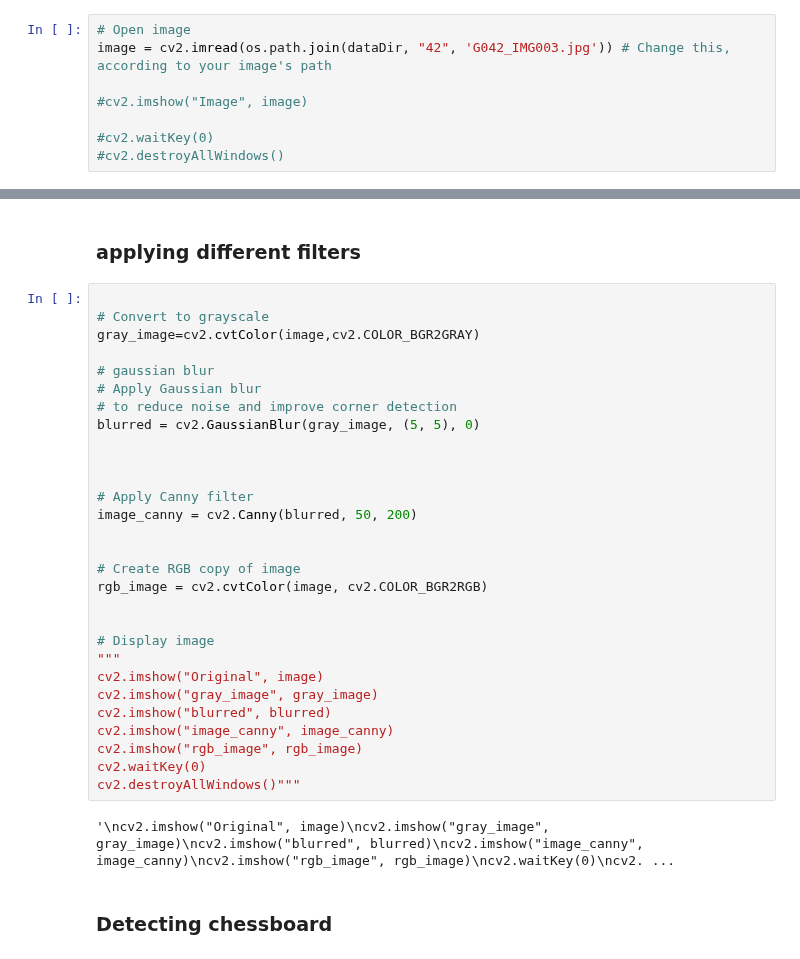
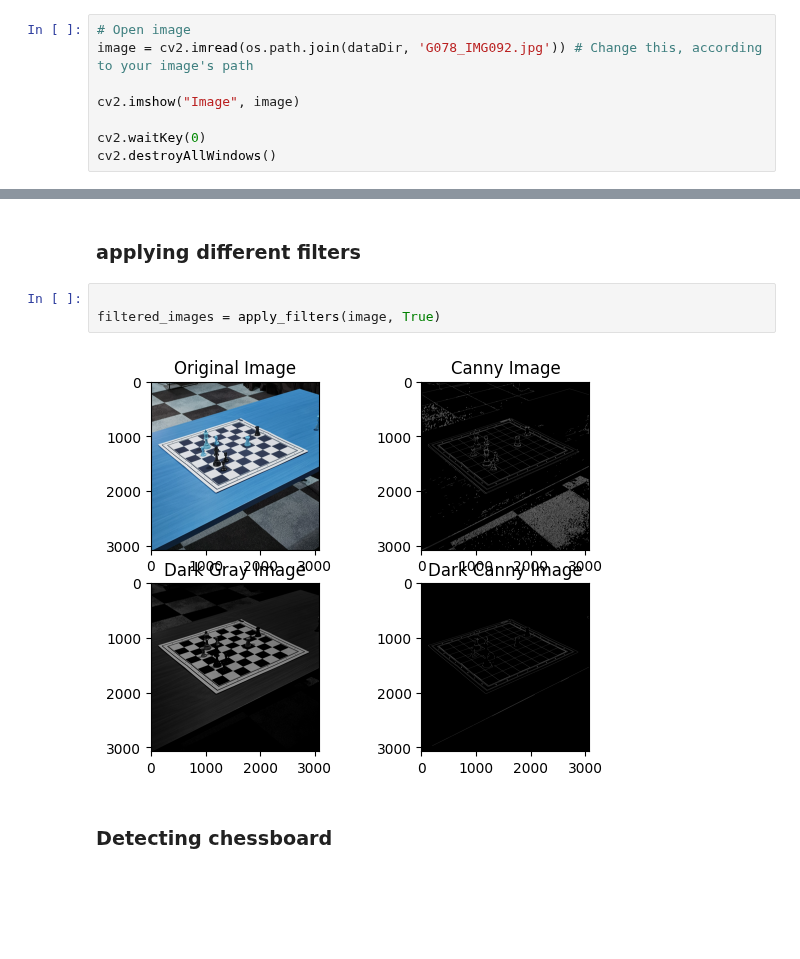
Before and after one commit to wesdpre/-Detect_the_chess_board_and_chess_pieces, a Jupyter notebook: chess-recognition-pipeline.ipynb, the cells around one changed output, grey strips where cells are left out. Drawn from its saved outputs; the diff is of its cells as text; blank space fills up the shorter version.

Commit message:
new images added

```diff
--- a/chess-recognition-pipeline.ipynb
+++ b/chess-recognition-pipeline.ipynb
@@ -9,9 +9,9 @@ from matplotlib import pyplot as plt
 dataDir = 'images' # Change this, according to your images' directory path
 # %%
 # Open image
-image = cv2.imread(os.path.join(dataDir, "42", 'G042_IMG003.jpg')) # Change this, according to your image's path
+image = cv2.imread(os.path.join(dataDir, 'G078_IMG092.jpg')) # Change this, according to your image's path
 
-#cv2.imshow("Image", image)
+cv2.imshow("Image", image)
 
-#cv2.waitKey(0)
-#cv2.destroyAllWindows()
+cv2.waitKey(0)
+cv2.destroyAllWindows()
@@ -18,35 +21,9 @@ image = cv2.imread(os.path.join(dataDir, "42", 'G042_IMG003.jpg')) # Change this
 # %% [markdown]
 ### applying different filters
-# %%
-
-# Convert to grayscale
-gray_image=cv2.cvtColor(image,cv2.COLOR_BGR2GRAY)
-
-# gaussian blur
-# Apply Gaussian blur
-# to reduce noise and improve corner detection
-blurred = cv2.GaussianBlur(gray_image, (5, 5), 0)
-
-
-
-# Apply Canny filter
-image_canny = cv2.Canny(blurred, 50, 200)
-
-
-# Create RGB copy of image
-rgb_image = cv2.cvtColor(image, cv2.COLOR_BGR2RGB)
-
-
-# Display image
-"""
-cv2.imshow("Original", image)
-cv2.imshow("gray_image", gray_image)
-cv2.imshow("blurred", blurred)
-cv2.imshow("image_canny", image_canny)
-cv2.imshow("rgb_image", rgb_image)
-cv2.waitKey(0)
-cv2.destroyAllWindows()"""
-# %% [output]
-'\ncv2.imshow("Original", image)\ncv2.imshow("gray_image", gray_image)\ncv2.imshow("blurred", blurred)\ncv2.imshow("image_canny", image_canny)\ncv2.imshow("rgb_image", rgb_image)\ncv2.waitKey(0)\ncv2. ...
+# %%
+
+filtered_images = apply_filters(image, True)
+# %% [output]
+[figure, added]
 # %% [markdown]
 ### Detecting chessboard
```
Also changed, not shown: parts of 7 cells of this notebook, 51 other files.
